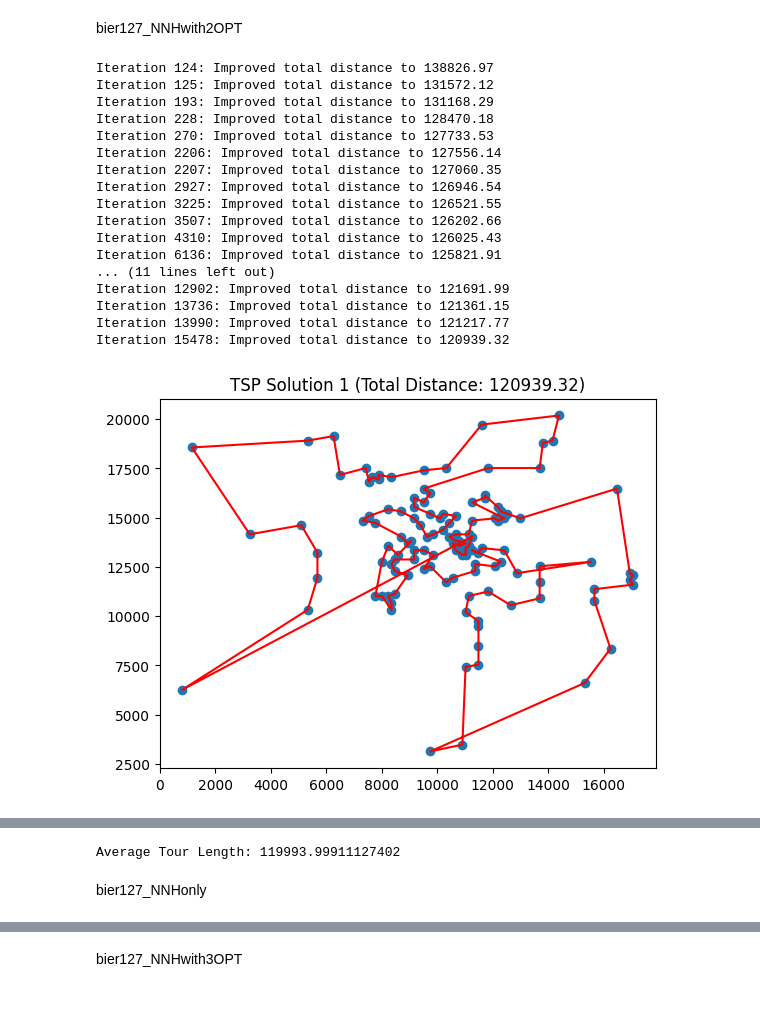
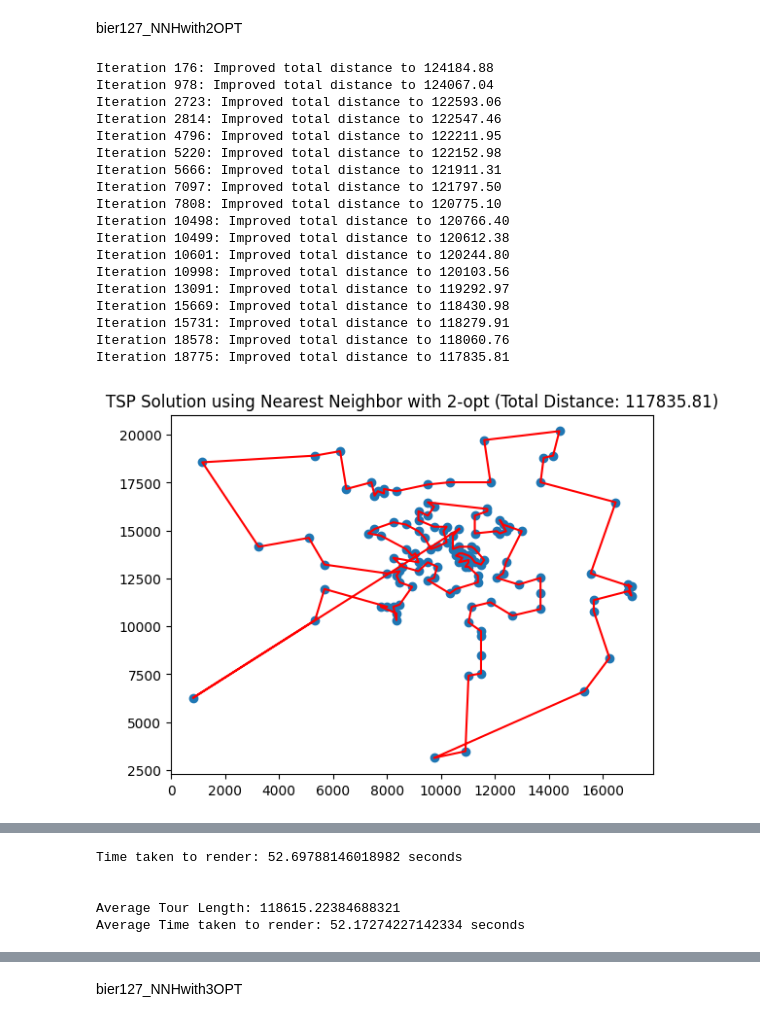
Before and after one commit to Amboyandrey/TSPLIB, a Jupyter notebook: EUC_2D/bier127.ipynb, the cells around one changed output, grey strips where cells are left out. Drawn from its saved outputs; the diff is of its cells as text; code cells hidden in the pictures.

Commit message:
update render time

```diff
--- a/EUC_2D/bier127.ipynb
+++ b/EUC_2D/bier127.ipynb
@@ -4,6 +119,7 @@ bier127_NNHwith2OPT
 import re
 import numpy as np
 import matplotlib.pyplot as plt
+import time
 
 class TSPSolver:
     def __init__(self, points):
@@ -91,51 +207,60 @@ def load_tsp_file(file_path):
 tsp_file_path = "bier127.tsp"
 
 # Load the TSP dataset from the file
 tsp_data = load_tsp_file(tsp_file_path)
 
 # Parse the dataset and extract coordinates
 city_coordinates = parse_tsp_dataset(tsp_data)
 
 # Store total distances
 total_distances = []
+render_times = []
 
-# Rerun TSP solving process 5 times
 for i in range(5):
+    start_time = time.time()  # Start timing for this run
     # Create TSPSolver instance and solve
     solver = TSPSolver(city_coordinates)
     solver.solve()
 
     # Calculate total distance and add to list
     total_distance = solver.total_distance()
     total_distances.append(total_distance)
 
     # Plot the solution
     plt.figure()
     plt.scatter(solver.points[:, 0], solver.points[:, 1])
     tour_points = np.array([solver.points[i] for i in solver.tour])
     plt.plot(tour_points[:, 0], tour_points[:, 1], 'r-')
-    plt.title(f'TSP Solution {i+1} (Total Distance: {total_distance:.2f})')
+    plt.title(f'TSP Solution using Nearest Neighbor with 2-opt (Total Distance: {total_distance:.2f})')
     plt.show()
 
-# Calculate and print average tour length
+    end_time = time.time()  # End timing for this run
+    rendered_time = end_time - start_time  # Calculate render time for this run
+    render_times.append(rendered_time)
+    print("Time taken to render:", rendered_time, "seconds\n\n")
+
+# Calculate and print average tour length and average time taken to render
 average_tour_length = np.mean(total_distances)
+average_render_time = np.mean(render_times)
 print("Average Tour Length:", average_tour_length)
+print("Average Time taken to render:", average_render_time, "seconds")
 # %% [output]
-Iteration 124: Improved total distance to 138826.97
-Iteration 125: Improved total distance to 131572.12
-Iteration 193: Improved total distance to 131168.29
-Iteration 228: Improved total distance to 128470.18
-Iteration 270: Improved total distance to 127733.53
-Iteration 2206: Improved total distance to 127556.14
-Iteration 2207: Improved total distance to 127060.35
-Iteration 2927: Improved total distance to 126946.54
-Iteration 3225: Improved total distance to 126521.55
-Iteration 3507: Improved total distance to 126202.66
-Iteration 4310: Improved total distance to 126025.43
-Iteration 6136: Improved total distance to 125821.91
-... (11 lines left out)
-Iteration 12902: Improved total distance to 121691.99
-Iteration 13736: Improved total distance to 121361.15
-Iteration 13990: Improved total distance to 121217.77
-Iteration 15478: Improved total distance to 120939.32
+Iteration 176: Improved total distance to 124184.88
+Iteration 978: Improved total distance to 124067.04
+Iteration 2723: Improved total distance to 122593.06
+Iteration 2814: Improved total distance to 122547.46
+Iteration 4796: Improved total distance to 122211.95
+Iteration 5220: Improved total distance to 122152.98
+Iteration 5666: Improved total distance to 121911.31
+Iteration 7097: Improved total distance to 121797.50
+Iteration 7808: Improved total distance to 120775.10
+Iteration 10498: Improved total distance to 120766.40
+Iteration 10499: Improved total distance to 120612.38
+Iteration 10601: Improved total distance to 120244.80
+Iteration 10998: Improved total distance to 120103.56
+Iteration 13091: Improved total distance to 119292.97
+Iteration 15669: Improved total distance to 118430.98
+Iteration 15731: Improved total distance to 118279.91
+Iteration 18578: Improved total distance to 118060.76
+Iteration 18775: Improved total distance to 117835.81
-[figure, old version]
+[figure, new version]
@@ -211,3 +339,5 @@ Iteration 30939: Improved total distance to 121339.33
-Average Tour Length: 119993.99911127402
+Time taken to render: 52.69788146018982 seconds
+
+
+Average Tour Length: 118615.22384688321
+Average Time taken to render: 52.17274227142334 seconds
-# %% [markdown]
-bier127_NNHonly
```
Also changed, not shown: parts of 5 cells of this notebook, 9 other files.
